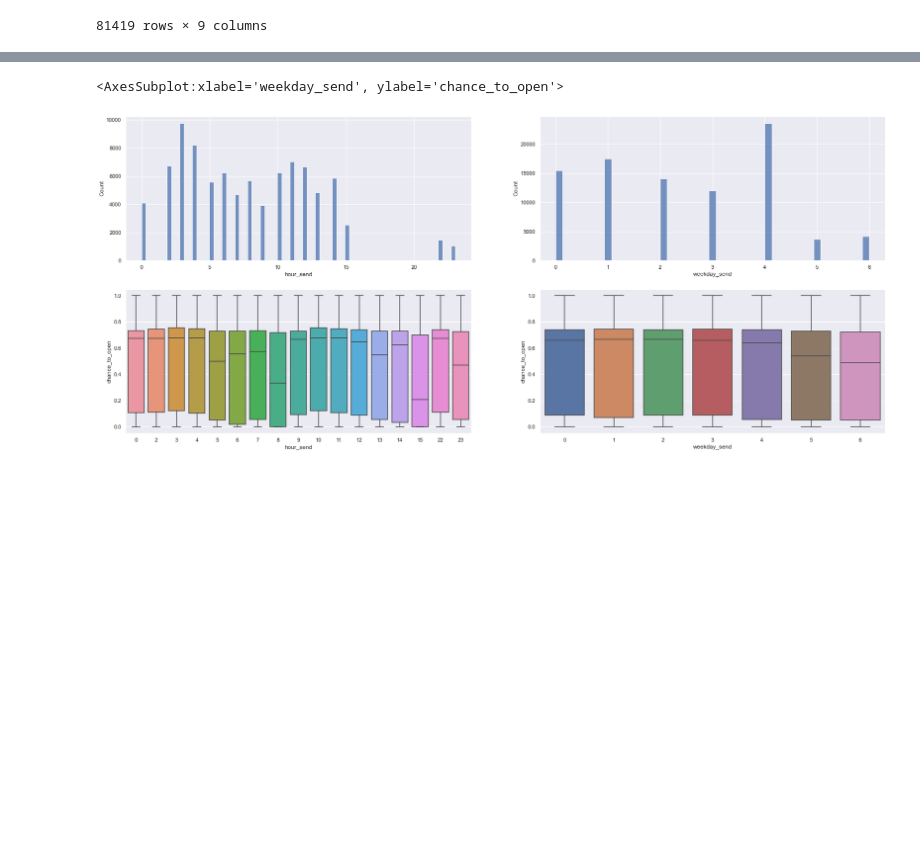
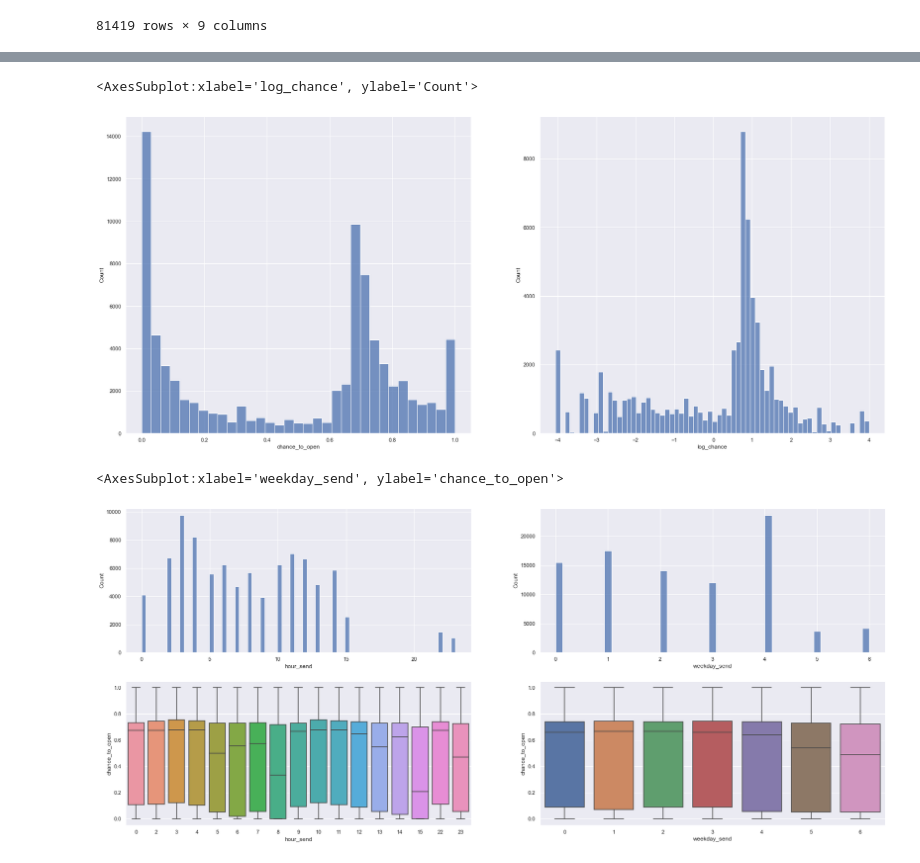
Before and after one commit to IvanovNA01/test_task_junior, a Jupyter notebook: test_to_jun1.ipynb, the cells around one changed output, grey strips where cells are left out. Saved outputs shown, nothing was run; the diff lists cells and outputs as text; code cells hidden in the pictures; blank space fills up the shorter version.

Commit message:
ln chance

```diff
--- a/test_to_jun1.ipynb
+++ b/test_to_jun1.ipynb
@@ -585,3 +585,6 @@ features_df
 | 81417 | 6bd687fb-f629-41f1-8aef-97b2e661d054 | 4 | 6 | R | Other | Education | 2 | no segment | ... |
 | 81418 | 6bd687fb-f629-41f1-8aef-97b2e661d054 | 1 | 14 | R | Other | Education | 2 | no segment | ... |
 81419 rows × 9 columns
+# %%
+features_df["log_chance"] = np.log(features_df.chance_to_open/(1-features_df.chance_to_open))
+features_df
@@ -588,3 +605,10 @@ features_df
+# %%
+fig, axs = plt.subplots(1,2)
+sns.histplot(features_df, x="chance_to_open", ax=axs[0])
+sns.histplot(features_df, x="log_chance", ax=axs[1])
+# %% [output]
+<AxesSubplot:xlabel='log_chance', ylabel='Count'>
+[figure, added]
 # %%
 # ПРОАНАЛИЗИРУЕМ ВЛИЯНИЕ ВРЕМЕНИ И ДНЯ НЕДЕЛИ
 sns.set(rc={'figure.figsize':(28,12)})
```
Also changed, not shown: parts of 2 cells of this notebook.
